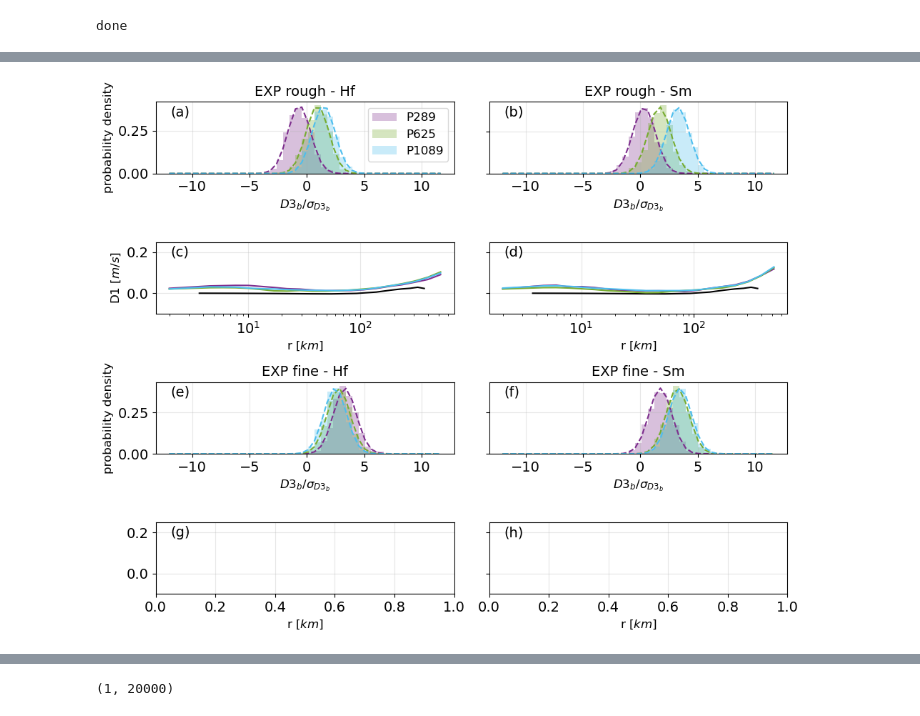
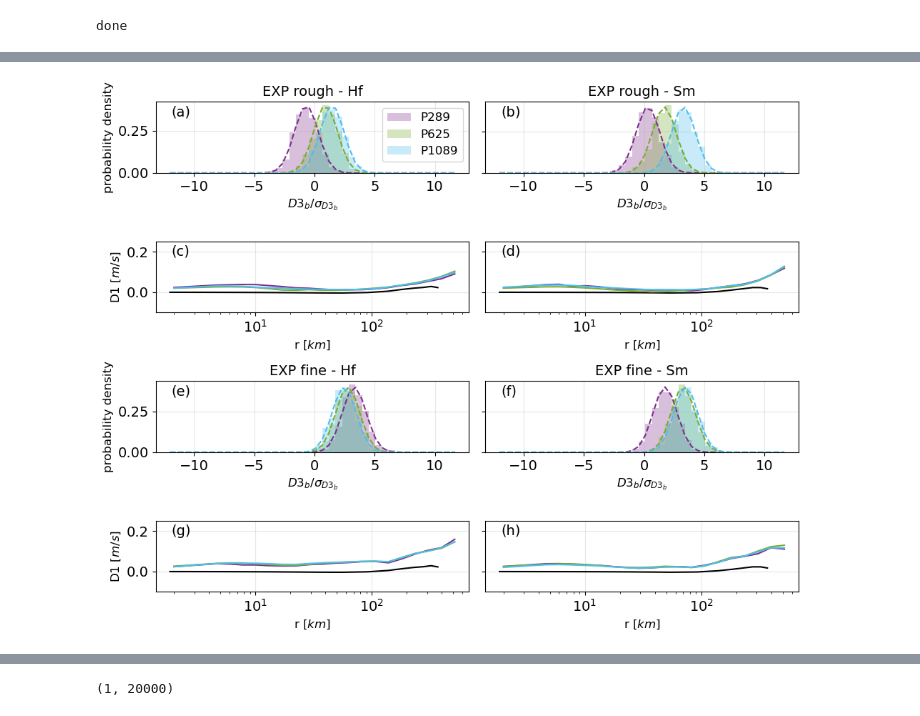
Before and after one commit to zsm1-hub/China_Israel, a Jupyter notebook: Fig4_Guassian_bootstrap.ipynb, the cells around one changed output, grey strips where cells are left out. Saved outputs shown, nothing was run; the diff lists cells and outputs as text; code cells hidden in the pictures.

```diff
--- a/Fig4_Guassian_bootstrap.ipynb
+++ b/Fig4_Guassian_bootstrap.ipynb
@@ -233,3 +238,13 @@ s_nw_sf3_1089_mn,s_nw_sf3_1089,s_nw_sf3_1089_std,dist_axis=get_sf3_bootstrap(dat
+# %%
+import scipy.io as sio
+we=sio.loadmat('/meddy/simingzhang/Analysis/matlab/wave_Eulerian_SF3.mat')
+SF3_w_E=(we['S3L1_alltime']+we['S3T1_alltime'])
+SF3_w_E_std=(we['S3L1_alltime']+we['S3T1_alltime'])
+nwe=sio.loadmat('/meddy/simingzhang/Analysis/matlab/nowave_Eulerian_SF3.mat')
+SF3_nw_E=(nwe['S3L1_alltime']+nwe['S3T1_alltime'])
+SF3_nw_E_std=(nwe['S3L1_alltime']+nwe['S3T1_alltime'])
+r1=sio.loadmat('/meddy/simingzhang/Analysis/matlab/r_e.mat')
+R=np.squeeze(r1['r'])
 # %%
 import scipy.io as sio
 hfsf1=sio.loadmat('/meddy/simingzhang/Data/Figure_SF3/SF1_E_Hf.mat')
@@ -489,8 +581,8 @@ ax3.set_ylim([-0.1,0.25])
 
 
 
-# ========== 第四个子图 (d) - 空着，等你添加内容 ==========
-ax4.semilogx(R_check/1e3,SF1_E_HF,linestyle='-',linewidth=1.5,color='k')
+# ========== 第四个子图 (d)  ==========
+ax4.semilogx(R_check/1e3,SF1_E_SM,linestyle='-',linewidth=1.5,color='k')
 ax4.semilogx(dist_axis/1e3,np.nanmean(nw_SF1_289,axis=1),linestyle='-',linewidth=1.5,color=colorsmap[3])
 ax4.semilogx(dist_axis/1e3,np.nanmean(nw_SF1_625,axis=1),linestyle='-',linewidth=1.5,color=colorsmap[4])
 ax4.semilogx(dist_axis/1e3,np.nanmean(nw_SF1_1089,axis=1),linestyle='-',linewidth=1.5,color=colorsmap[5])
@@ -523,33 +615,42 @@ ax6.hist((s_nw_sf3_289[:, iu])/np.std(s_nw_sf3_289[:, iu]), bins=D3b_bins, alpha
 
 ax6.plot(D3b_bins, s_nw_625_norm0, linestyle='--', color=colorsmap[4])
 ax6.hist((s_nw_sf3_625[:, iu])/np.std(s_nw_sf3_625[:, iu]), bins=D3b_bins, alpha=0.3, density=True, color=colorsmap[4], label='P625')
 
 ax6.plot(D3b_bins, s_nw_1089_norm0, linestyle='--', color=colorsmap[5])
 ax6.hist((s_nw_sf3_1089[:, iu])/np.std(s_nw_sf3_1089[:, iu]), bins=D3b_bins, alpha=0.3, density=True, color=colorsmap[5], label='P1089')
 
 ax6.text(0.05, 0.95, labels[5], transform=ax6.transAxes, fontsize=14, va='top')
 ax6.set_title('EXP fine - Sm')
 ax6.grid(True, alpha=0.3)
 ax6.set_yticklabels('')
 ax6.set_xlabel(r'$D3_{b}/\sigma_{D3_{b}}$')
 
-# ========== 第七个子图 (g) - 空着，等你添加内容 ==========
+# ==========  ==========
+ax7.semilogx(R_check/1e3,SF1_E_HF,linestyle='-',linewidth=1.5,color='k',label='Eul')
+ax7.semilogx(dist_axis/1e3,np.nanmean(w_SF1_289s,axis=1),linestyle='-',linewidth=1.5,color=colorsmap[3],label='P289')
+ax7.semilogx(dist_axis/1e3,np.nanmean(w_SF1_625s,axis=1),linestyle='-',linewidth=1.5,color=colorsmap[4],label='P625')
+ax7.semilogx(dist_axis/1e3,np.nanmean(w_SF1_1089s,axis=1),linestyle='-',linewidth=1.5,color=colorsmap[5],label='P1089')
 ax7.text(0.05, 0.95, labels[6], transform=ax7.transAxes, fontsize=14, va='top')
 ax7.grid(True, alpha=0.3)
 ax7.set_xlabel(r'r [$km$]')
 ax7.grid(True, alpha=0.3)
 ax7.set_ylim([-0.1,0.25])
+ax7.set_ylabel(r'D1 [$m/s$]')
 
-# ========== 第八个子图 (h) - 空着，等你添加内容 ==========
+# ==========  ==========
+ax8.semilogx(R_check/1e3,SF1_E_SM,linestyle='-',linewidth=1.5,color='k',label='Eul')
+ax8.semilogx(dist_axis/1e3,np.nanmean(nw_SF1_289s,axis=1),linestyle='-',linewidth=1.5,color=colorsmap[3],label='P289')
+ax8.semilogx(dist_axis/1e3,np.nanmean(nw_SF1_625s,axis=1),linestyle='-',linewidth=1.5,color=colorsmap[4],label='P625')
+ax8.semilogx(dist_axis/1e3,np.nanmean(nw_SF1_1089s,axis=1),linestyle='-',linewidth=1.5,color=colorsmap[5],label='P1089')
 ax8.text(0.05, 0.95, labels[7], transform=ax8.transAxes, fontsize=14, va='top')
 ax8.set_xlabel(r'r [$km$]')
 ax8.grid(True, alpha=0.3)
 ax8.set_ylim([-0.1,0.25])
 ax8.set_yticklabels('')
 
 plt.tight_layout()
 plt.savefig(f'/meddy/simingzhang/Data/Figure_SF3/Fig4_Iceland_SF3PDF_SF1_E_L.png', dpi=300, bbox_inches='tight')
 
 plt.show()
 # %% [output]
-[figure, old version]
+[figure, new version]
```
Also changed, not shown: parts of 13 cells of this notebook, 4 other files.
